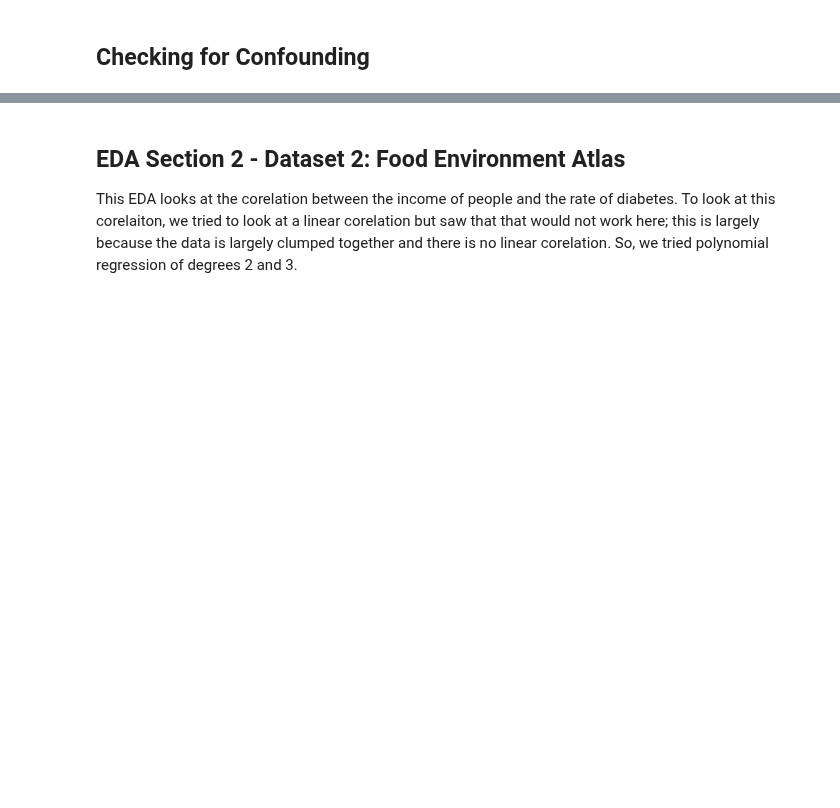
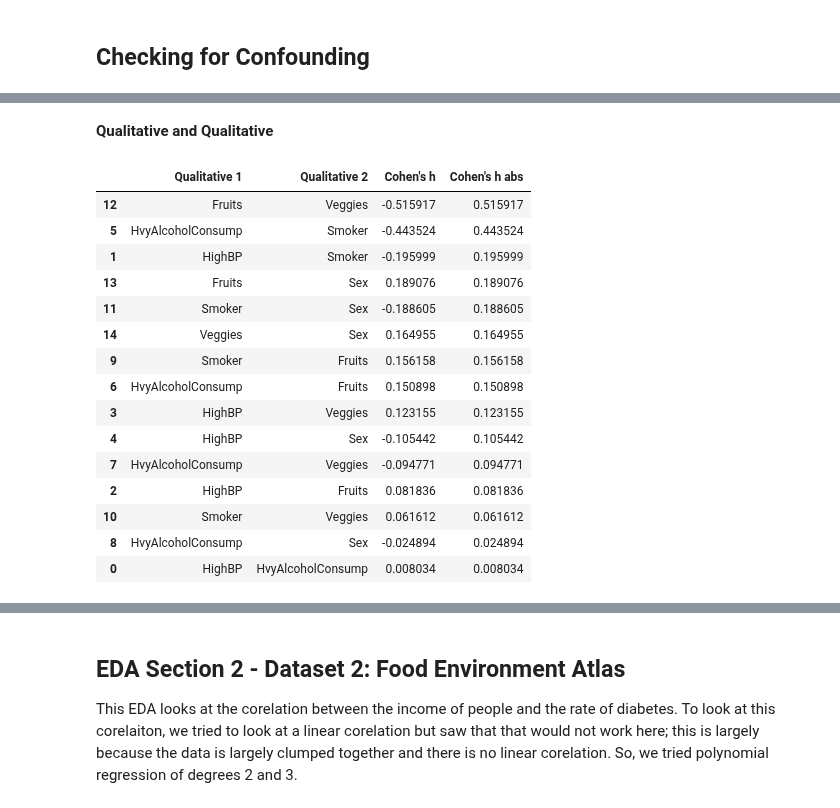
Before and after one commit to edwin815/diabetes_analysis, a Jupyter notebook: FinalProject_Group132_WI24.ipynb, the cells around one changed output, grey strips where cells are left out. Saved outputs shown, nothing was run; the diff lists cells and outputs as text; code cells hidden in the pictures; blank space fills up the shorter version.

```diff
--- a/FinalProject_Group132_WI24.ipynb
+++ b/FinalProject_Group132_WI24.ipynb
@@ -736,0 +782,32 @@ qualitative_variables = ['HighBP',
+# %% [markdown]
+**Qualitative and Qualitative**
+# %%
+#Do qualitative and quantitative
+import itertools
+pairs = list(itertools.combinations(qualitative_variables, r=2))
+i = 0
+table = pd.DataFrame(columns=['Qualitative 1', 'Qualitative 2', 'Cohen\'s h'])
+for (qual1, qual2) in pairs:
+    group0 = diabetes_df_cleaned[diabetes_df_cleaned[qual1] == 0][qual2]
+    group1 = diabetes_df_cleaned[diabetes_df_cleaned[qual1] == 1][qual2]
+    table.loc[i] = [qual1, qual2, cohen_h(np.array(group0), np.array(group1))]
+    i += 1
+table['Cohen\'s h abs'] = table['Cohen\'s h'].apply(lambda x: np.abs(x))
+table.sort_values(by='Cohen\'s h abs', ascending=False)
+# %% [output]
+|  | Qualitative 1 | Qualitative 2 | Cohen's h | Cohen's h abs |
+| 12 | Fruits | Veggies | -0.515917 | 0.515917 |
+| 5 | HvyAlcoholConsump | Smoker | -0.443524 | 0.443524 |
+| 1 | HighBP | Smoker | -0.195999 | 0.195999 |
+| 13 | Fruits | Sex | 0.189076 | 0.189076 |
+| 11 | Smoker | Sex | -0.188605 | 0.188605 |
+| 14 | Veggies | Sex | 0.164955 | 0.164955 |
+| 9 | Smoker | Fruits | 0.156158 | 0.156158 |
+| 6 | HvyAlcoholConsump | Fruits | 0.150898 | 0.150898 |
+| 3 | HighBP | Veggies | 0.123155 | 0.123155 |
+| 4 | HighBP | Sex | -0.105442 | 0.105442 |
+| 7 | HvyAlcoholConsump | Veggies | -0.094771 | 0.094771 |
+| 2 | HighBP | Fruits | 0.081836 | 0.081836 |
+| 10 | Smoker | Veggies | 0.061612 | 0.061612 |
+| 8 | HvyAlcoholConsump | Sex | -0.024894 | 0.024894 |
+| 0 | HighBP | HvyAlcoholConsump | 0.008034 | 0.008034 |
```
Also changed, not shown: parts of 11 cells of this notebook.
